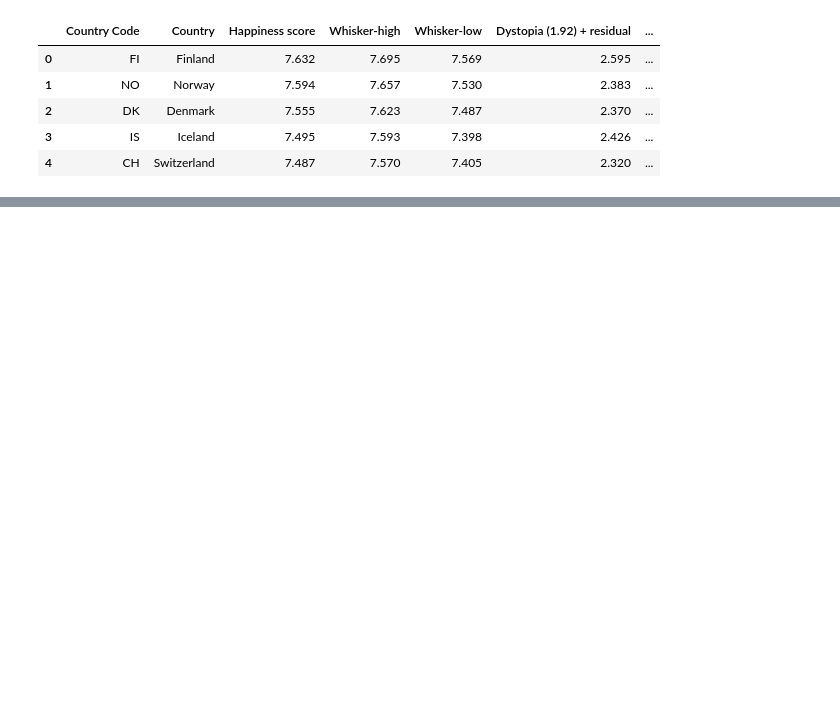
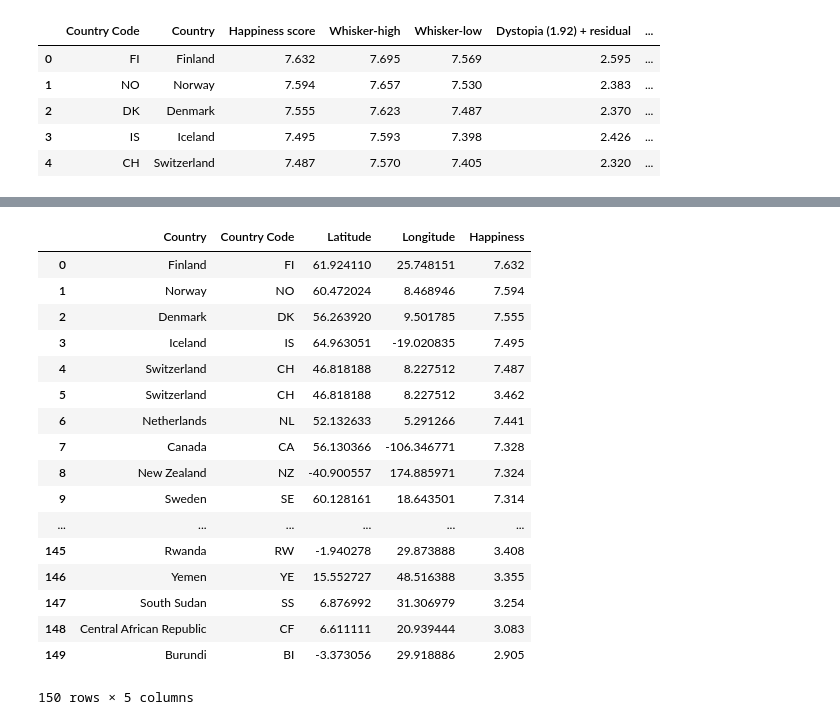
Before and after one commit to 4d4m43/DrinkAndBeHapPY, a Jupyter notebook: libs/vis1_happinessheat.ipynb, the cells around one changed output, grey strips where cells are left out. Drawn from its saved outputs; the diff is of its cells as text; code cells hidden in the pictures; blank space fills up the shorter version.

```diff
--- a/libs/vis1_happinessheat.ipynb
+++ b/libs/vis1_happinessheat.ipynb
@@ -45,0 +93,5 @@ NameError: name 'census_data_complete' is not defined
+# %%
+#Create DataFrame of countries from main happiness DataFrame
+df_countries = df_happy.iloc[:,0:2]
+
+df_countries.head()
@@ -45,0 +195,17 @@ NameError: name 'census_data_complete' is not defined
+# %%
+#create a dataframe to store all the cities and countries generated with citipy
+lat_lngs_df = pd.DataFrame({'Country':country_name, 'Country Code':country_code, 'Latitude':lat, 'Longitude':lng})
+#print(city_exists)
+#print(cloudiness)
+#print(country_code)
+#print(date)
+#print(humidity)
+#print(lat)
+#print(lon)
+#print(max_temp)
+#print(windspeed)
+
+lat_lngs_df[0:29]
+lat_lngs_df[30:69]
+lat_lngs_df[70:100]
+lat_lngs_df[101:156]
@@ -45,0 +230,8 @@ NameError: name 'census_data_complete' is not defined
+# %%
+#Fixing Country Codes
+#Ireland, Taiwan Province, Northern Cyprus, Brazzaville, Jordan
+#lat_lngs_df.at[13, 'Country Code'] = "IE" #Ireland is IE in happiness csv
+#lat_lngs_df.at[25, 'Country Code'] = "SY" #Taiwan Province is SY in happiness csv
+lat_lngs_df.at[57, 'Country Code'] = "NF" #Northern Cyprus is NF in happiness csv
+#lat_lngs_df.at[113, 'Country Code'] = "CG" #Brazzaville is  in happiness csv
+lat_lngs_df[50:90]
@@ -45,0 +256,34 @@ NameError: name 'census_data_complete' is not defined
+# %%
+#merge lat_lngs_df with happiness_df
+
+happiness_complete = pd.merge(
+    lat_lngs_df, df_happy, how="inner", on=["Country Code", "Country Code"])
+
+#happiness_complete = [happiness_complete.iloc[:,0:5]]
+
+happiness_complete
+
+del happiness_complete['Country_y'], happiness_complete['Whisker-high'],happiness_complete['Whisker-low'],happiness_complete['Unnamed: 12'],happiness_complete['Explained by: Perceptions of corruption'],happiness_complete['Explained by: Generosity'], happiness_complete['Explained by: Freedom to make life choices'],happiness_complete['Explained by: Healthy life expectancy'], happiness_complete['Explained by: Social support'], happiness_complete['Explained by: GDP per capita'], happiness_complete['Dystopia (1.92) + residual']
+happiness_complete.rename(columns={'Country_x': 'Country'}, inplace=True)
+happiness_complete.rename(columns={'Happiness score': 'Happiness'}, inplace=True)
+
+happiness_complete
+# %% [output]
+|  | Country | Country Code | Latitude | Longitude | Happiness |
+| 0 | Finland | FI | 61.924110 | 25.748151 | 7.632 |
+| 1 | Norway | NO | 60.472024 | 8.468946 | 7.594 |
+| 2 | Denmark | DK | 56.263920 | 9.501785 | 7.555 |
+| 3 | Iceland | IS | 64.963051 | -19.020835 | 7.495 |
+| 4 | Switzerland | CH | 46.818188 | 8.227512 | 7.487 |
+| 5 | Switzerland | CH | 46.818188 | 8.227512 | 3.462 |
+| 6 | Netherlands | NL | 52.132633 | 5.291266 | 7.441 |
+| 7 | Canada | CA | 56.130366 | -106.346771 | 7.328 |
+| 8 | New Zealand | NZ | -40.900557 | 174.885971 | 7.324 |
+| 9 | Sweden | SE | 60.128161 | 18.643501 | 7.314 |
+| ... | ... | ... | ... | ... | ... |
+| 145 | Rwanda | RW | -1.940278 | 29.873888 | 3.408 |
+| 146 | Yemen | YE | 15.552727 | 48.516388 | 3.355 |
+| 147 | South Sudan | SS | 6.876992 | 31.306979 | 3.254 |
+| 148 | Central African Republic | CF | 6.611111 | 20.939444 | 3.083 |
+| 149 | Burundi | BI | -3.373056 | 29.918886 | 2.905 |
+150 rows × 5 columns
```
Also changed, not shown: parts of 23 cells of this notebook, 2 other files.
